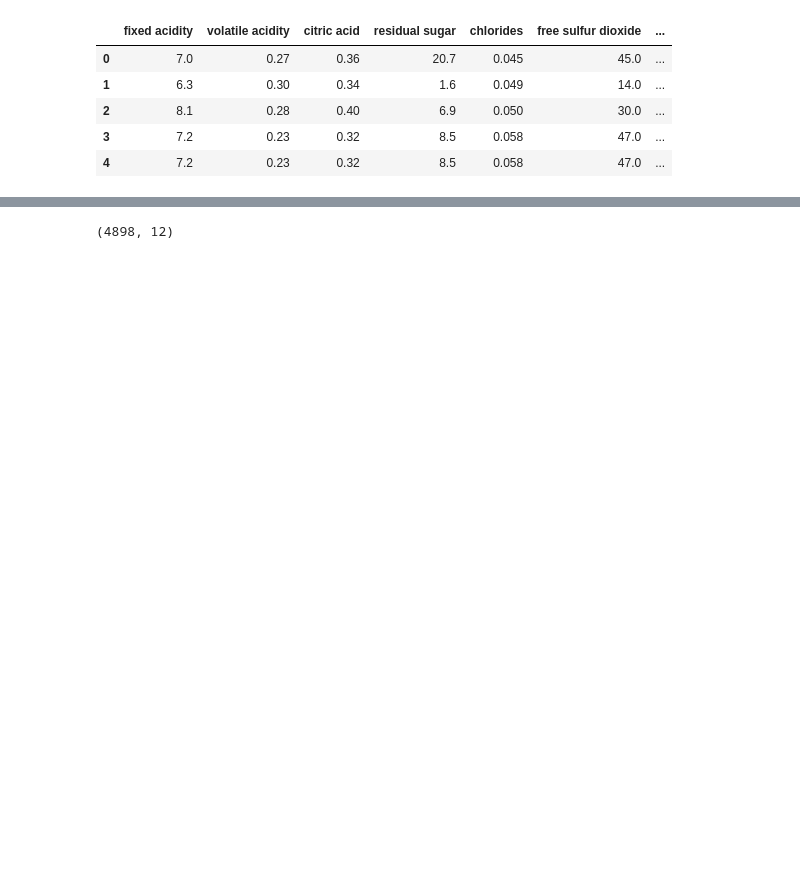
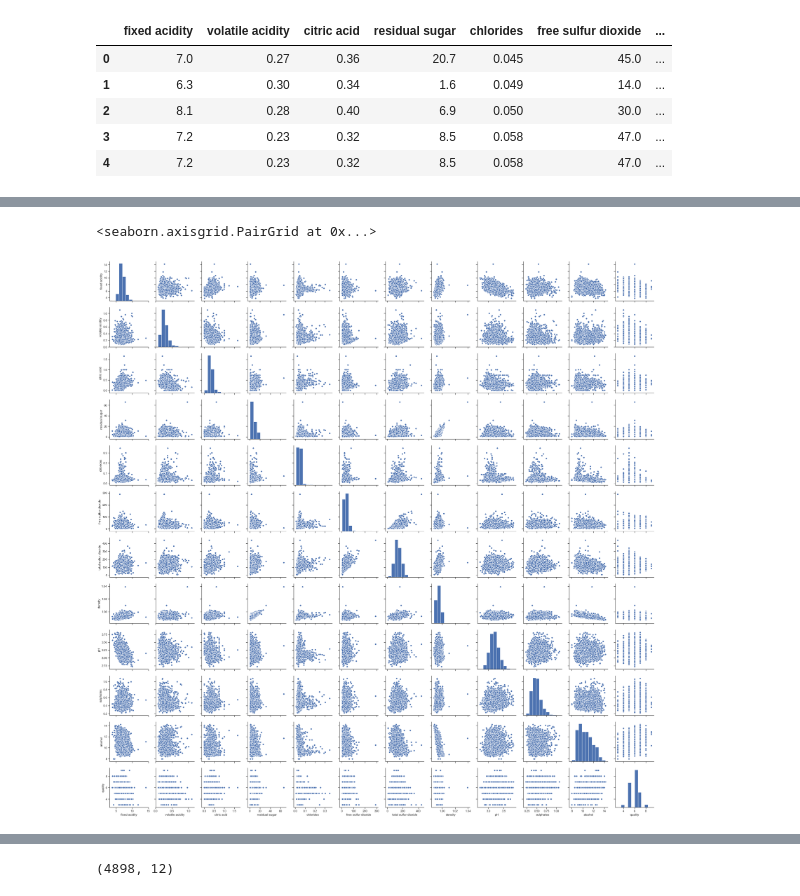
Before and after one commit to plpatra/ML, a Jupyter notebook: WineQualityLinearRegression.ipynb, the cells around one changed output, grey strips where cells are left out. Cells and saved outputs as stored; diff of their text form; code cells hidden in the pictures; blank space fills up the shorter version.

```diff
--- a/WineQualityLinearRegression.ipynb
+++ b/WineQualityLinearRegression.ipynb
@@ -49,0 +196,6 @@ RedWineData.head()
+# %%
+sns.set(style="ticks")
+sns.pairplot(data=WhiteWineData)
+# %% [output]
+<seaborn.axisgrid.PairGrid at 0x...>
+[figure, added]
```
Also changed, not shown: parts of 127 cells of this notebook.
